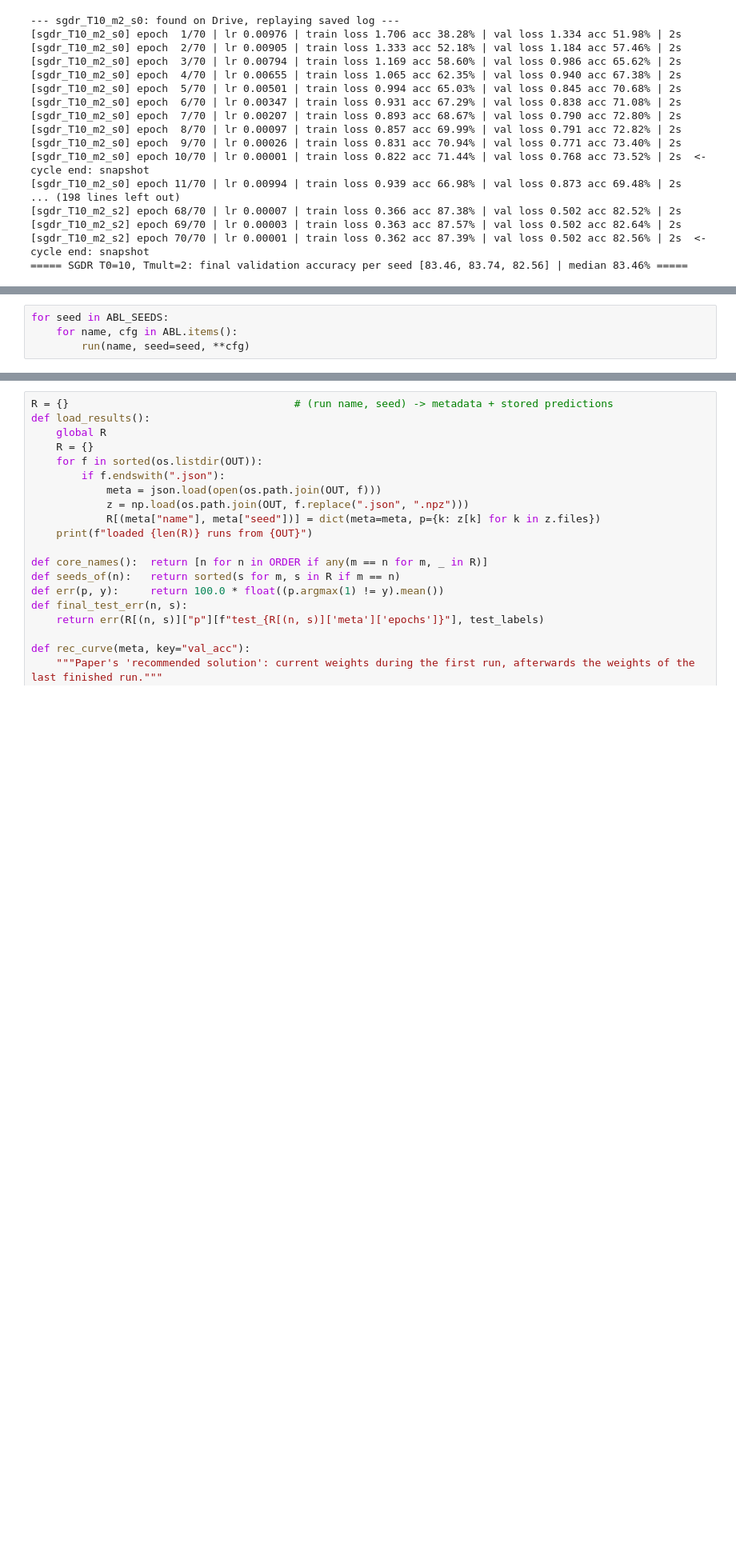
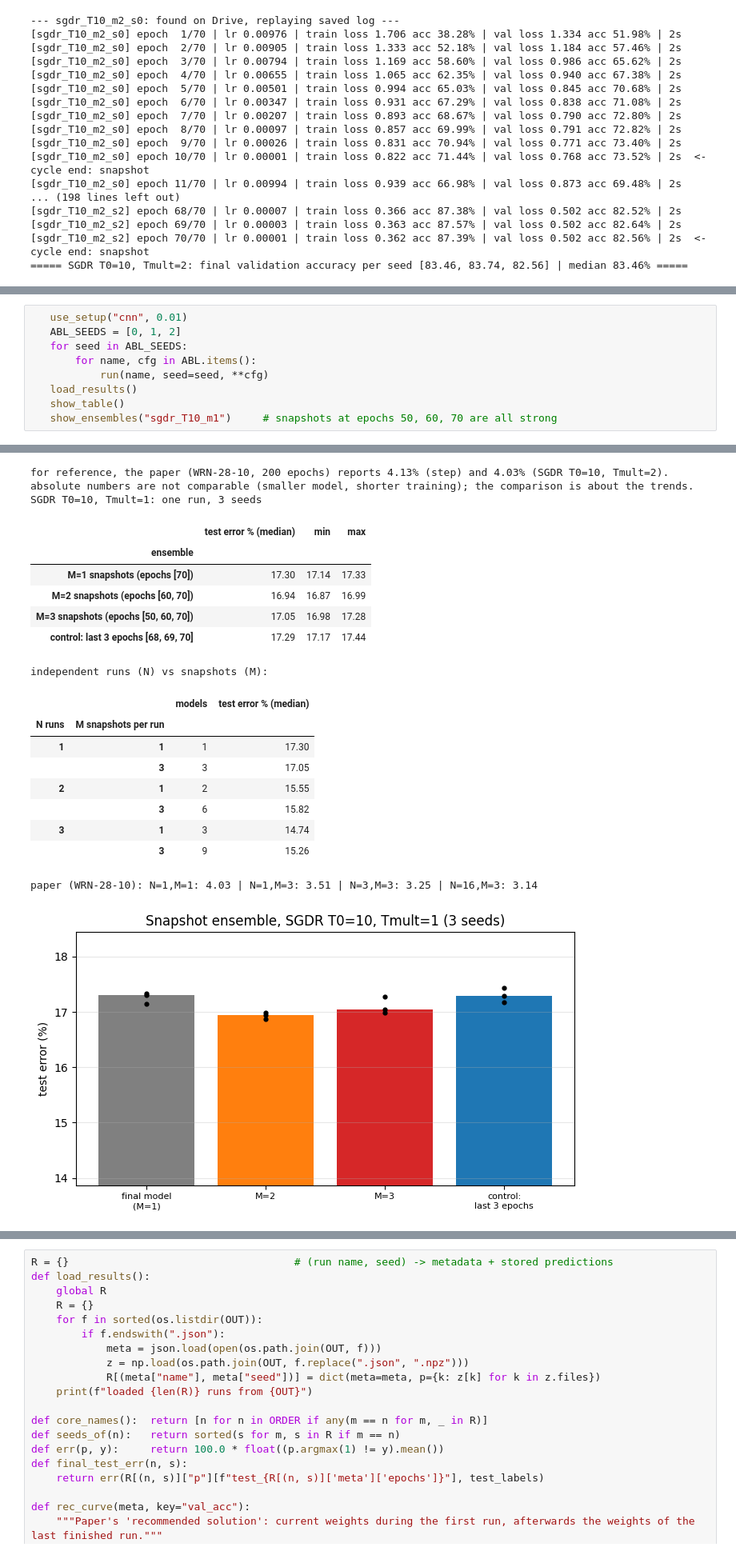
Before and after one commit to AdityaAnand-Vi/SGDR_implementation, a Jupyter notebook: SGDR_v3.ipynb, the cells around one changed output, grey strips where cells are left out. Shown at 80% size. Cells and saved outputs as stored; diff of their text form; blank space fills up the shorter version.

```diff
--- a/SGDR_v3.ipynb
+++ b/SGDR_v3.ipynb
@@ -459,5 +523,10 @@ run_schedule("sgdr_T10_m2")
 # %%
-for seed in ABL_SEEDS:
-    for name, cfg in ABL.items():
-        run(name, seed=seed, **cfg)
+   use_setup("cnn", 0.01)
+   ABL_SEEDS = [0, 1, 2]
+   for seed in ABL_SEEDS:
+       for name, cfg in ABL.items():
+           run(name, seed=seed, **cfg)
+   load_results()
+   show_table()
+   show_ensembles("sgdr_T10_m1")     # snapshots at epochs 50, 60, 70 are all strong
 # %% [output]
@@ -480,0 +558,20 @@ for seed in ABL_SEEDS:
+for reference, the paper (WRN-28-10, 200 epochs) reports 4.13% (step) and 4.03% (SGDR T0=10, Tmult=2).
+absolute numbers are not comparable (smaller model, shorter training); the comparison is about the trends.
+SGDR T0=10, Tmult=1: one run, 3 seeds
+|  | test error % (median) | min | max |
+| ensemble |  |  |  |
+| M=1 snapshots (epochs [70]) | 17.30 | 17.14 | 17.33 |
+| M=2 snapshots (epochs [60, 70]) | 16.94 | 16.87 | 16.99 |
+| M=3 snapshots (epochs [50, 60, 70]) | 17.05 | 16.98 | 17.28 |
+| control: last 3 epochs [68, 69, 70] | 17.29 | 17.17 | 17.44 |
+independent runs (N) vs snapshots (M):
+|  |  | models | test error % (median) |
+| N runs | M snapshots per run |  |  |
+| 1 | 1 | 1 | 17.30 |
+|  | 3 | 3 | 17.05 |
+| 2 | 1 | 2 | 15.55 |
+|  | 3 | 6 | 15.82 |
+| 3 | 1 | 3 | 14.74 |
+|  | 3 | 9 | 15.26 |
+paper (WRN-28-10): N=1,M=1: 4.03 | N=1,M=3: 3.51 | N=3,M=3: 3.25 | N=16,M=3: 3.14
+[figure, added]
```
Also changed, not shown: parts of 43 cells of this notebook.
